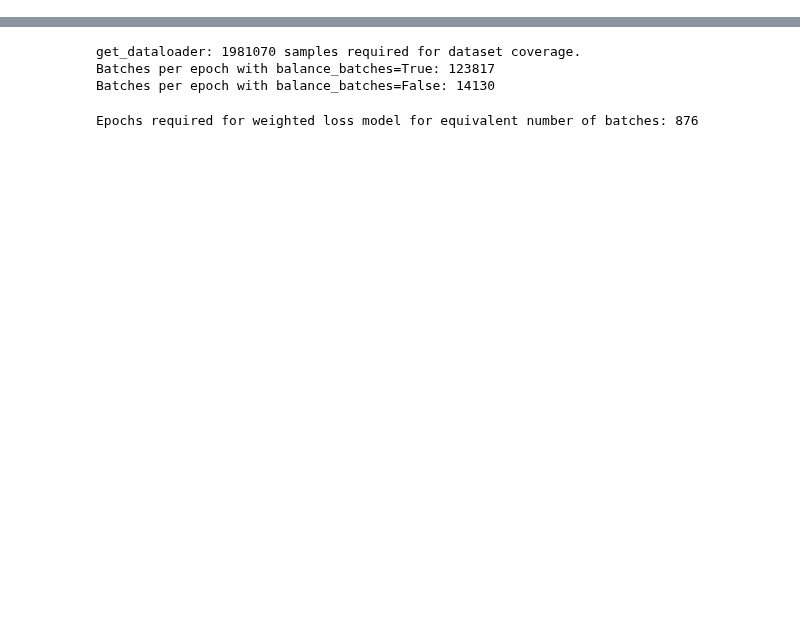
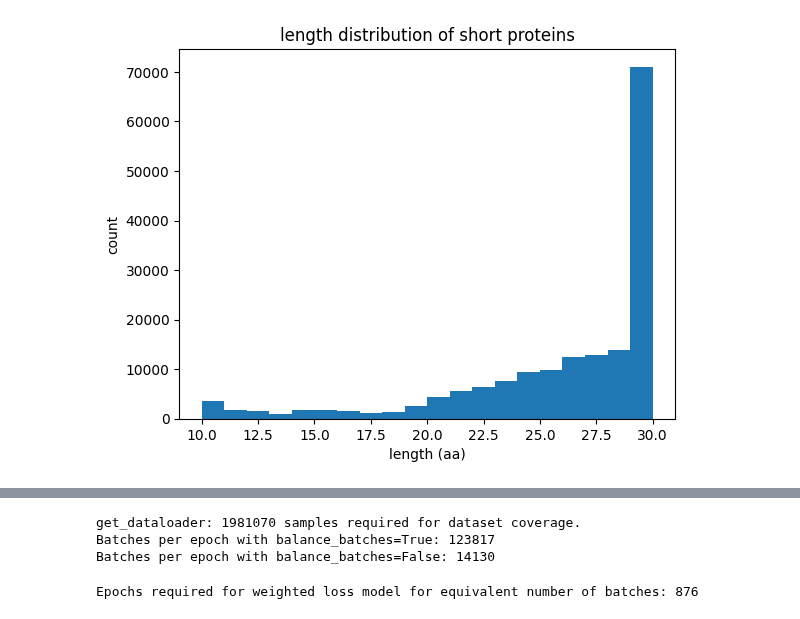
Before and after one commit to pipparichter/selenobot, a Jupyter notebook: notebooks/sandbox.ipynb, the cells around one changed output, grey strips where cells are left out. Cells and saved outputs as stored; diff of their text form; code cells hidden in the pictures; blank space fills up the shorter version.

```diff
--- a/notebooks/sandbox.ipynb
+++ b/notebooks/sandbox.ipynb
@@ -35,3 +125,18 @@ SCRIPTS_DIR = os.path.join(ROOT_DIR, 'scripts') # Get the path where results are
+# %%
+# These sequences were obtained from UniProt TREMBL (i.e. not reviewed). All sequences are bacterial, and the length range was specified
+# as anywhere from 10 to 30 amino acids.
+short_df = pd.read_csv(os.path.join(DATA_DIR, 'uniprot_short.csv'), index_col='id')
+
+lengths = short_df.seq.apply(len)
+
+fig, ax = plt.subplots(1)
+ax.hist(lengths, bins=20)
+ax.set_xlabel('length (aa)')
+ax.set_ylabel('count')
+ax.set_title('length distribution of short proteins')
+plt.show()
+# %% [output]
+[figure, added]
 # %%
 # Want to generate a dataset containing truncated non-selenoproteins and short full-length proteins.
 
```
Also changed, not shown: parts of 14 cells of this notebook, 4 other files.
